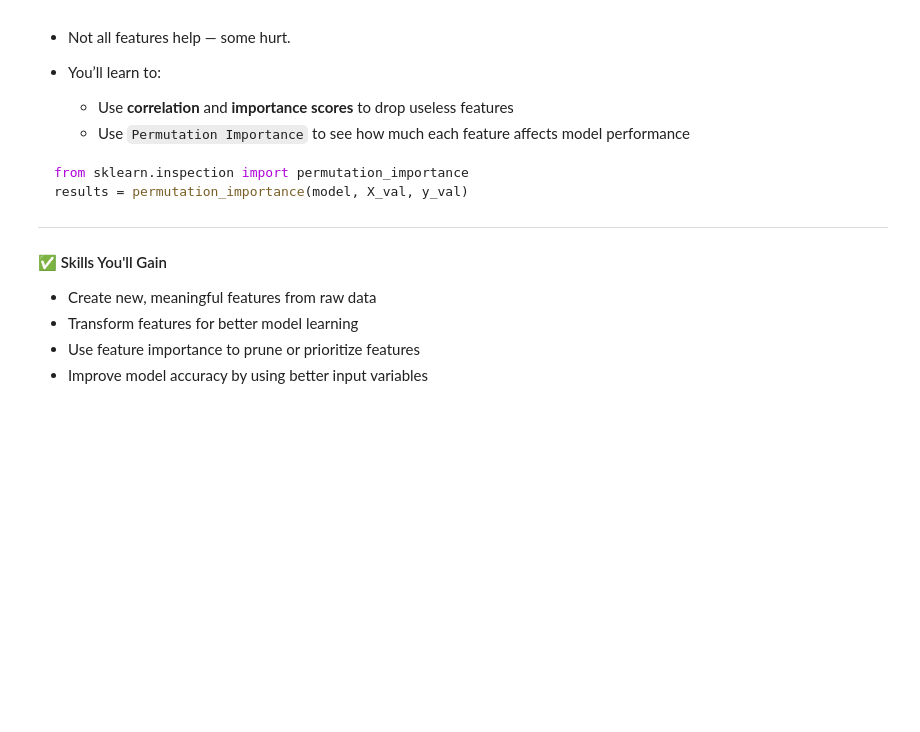
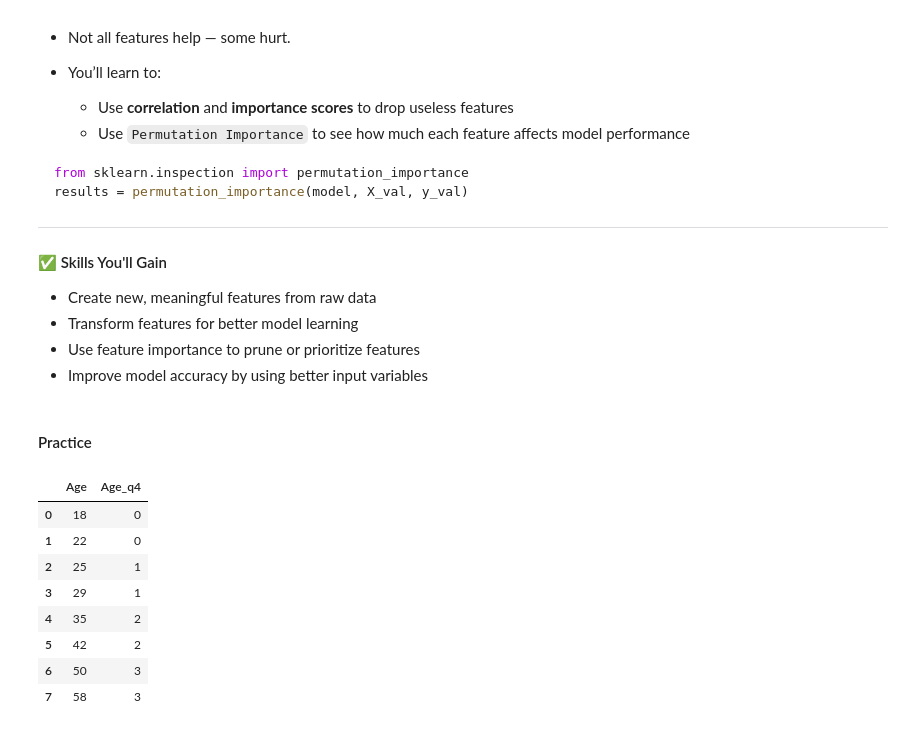
Before and after one commit to deanesh/data-science-examples, a Jupyter notebook: 6-feature_engineering/feature_engineering.ipynb, the cells around one changed output. Cells and saved outputs as stored; diff of their text form; code cells hidden in the pictures; blank space fills up the shorter version.

Commit message:
Practice

```diff
--- a/6-feature_engineering/feature_engineering.ipynb
+++ b/6-feature_engineering/feature_engineering.ipynb
@@ -123,3 +123,21 @@ results = permutation_importance(model, X_val, y_val)
 * Transform features for better model learning
 * Use feature importance to prune or prioritize features
 * Improve model accuracy by using better input variables
+# %% [markdown]
+#### Practice
+# %%
+import pandas as pd
+
+df = pd.DataFrame({"Age": [18, 22, 25, 29, 35, 42, 50, 58]})
+df["Age_q4"] = pd.qcut(df["Age"], 4, labels=False)
+df
+# %% [output]
+|  | Age | Age_q4 |
+| 0 | 18 | 0 |
+| 1 | 22 | 0 |
+| 2 | 25 | 1 |
+| 3 | 29 | 1 |
+| 4 | 35 | 2 |
+| 5 | 42 | 2 |
+| 6 | 50 | 3 |
+| 7 | 58 | 3 |
```
Also changed, not shown: parts of 5 cells of this notebook, 4 other files.
